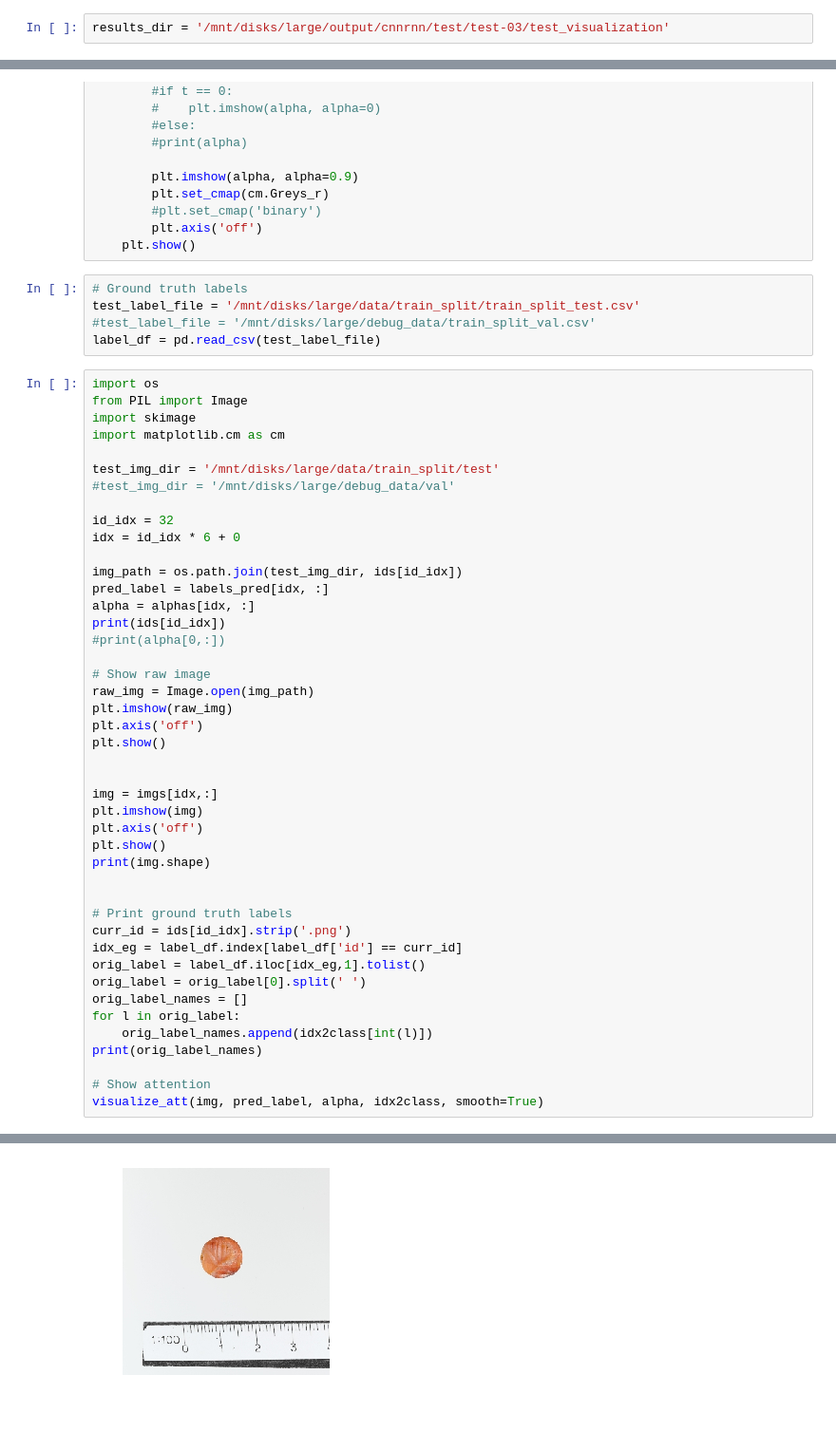
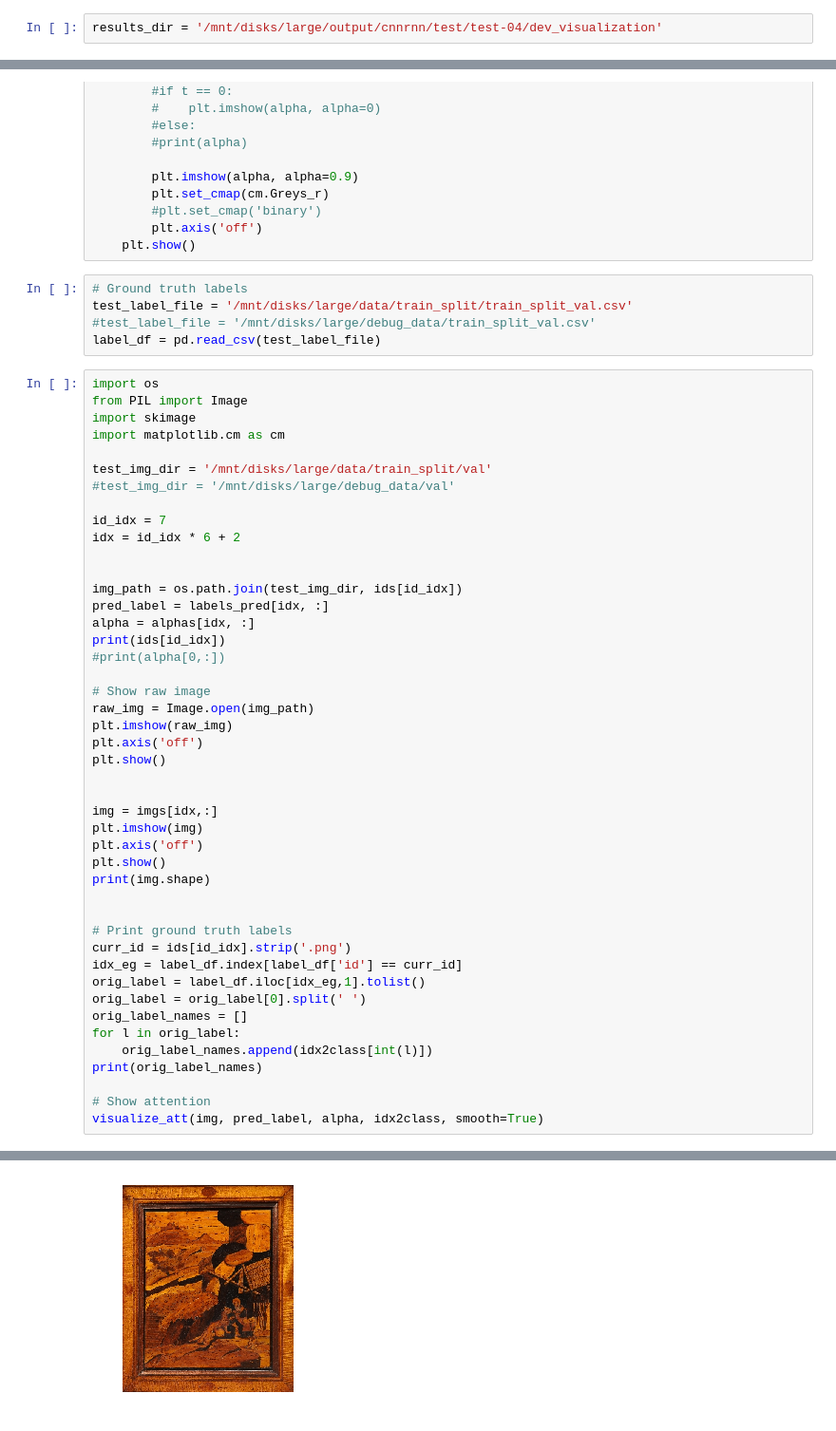
Before and after one commit to tsy935/CS231N_CZT, a Jupyter notebook: analyses/visualize_attention.ipynb, the cells around one changed output, grey strips where cells are left out. Shown at 95% size. Cells and saved outputs as stored; diff of their text form.

Commit message:
Add notebook to visualize prediction results

```diff
--- a/analyses/visualize_attention.ipynb
+++ b/analyses/visualize_attention.ipynb
@@ -16,7 +16,7 @@ print(idx2class)
 # %% [output]
 {0: 'culture::abruzzi', 1: 'culture::achaemenid', 2: 'culture::aegean', 3: 'culture::afghan', 4: 'culture::after british', 5: 'culture::after german', 6: 'culture::after german original', 7: 'culture: ...
 # %%
-results_dir = '/mnt/disks/large/output/cnnrnn/test/test-03/test_visualization'
+results_dir = '/mnt/disks/large/output/cnnrnn/test/test-04/dev_visualization'
 # %%
 with open(results_dir, 'rb') as f:
     results_attn = pickle.load(f)
@@ -105,7 +105,7 @@ def visualize_att(image, pred_labels, alphas, idx2class, smooth=True):
     plt.show()
 # %%
 # Ground truth labels
-test_label_file = '/mnt/disks/large/data/train_split/train_split_test.csv'
+test_label_file = '/mnt/disks/large/data/train_split/train_split_val.csv'
 #test_label_file = '/mnt/disks/large/debug_data/train_split_val.csv'
 label_df = pd.read_csv(test_label_file)
 # %%
@@ -114,11 +114,12 @@ from PIL import Image
 import skimage
 import matplotlib.cm as cm
 
-test_img_dir = '/mnt/disks/large/data/train_split/test'
+test_img_dir = '/mnt/disks/large/data/train_split/val'
 #test_img_dir = '/mnt/disks/large/debug_data/val'
 
-id_idx = 32
-idx = id_idx * 6 + 0
+id_idx = 7
+idx = id_idx * 6 + 2
+
 
 img_path = os.path.join(test_img_dir, ids[id_idx])
 pred_label = labels_pred[idx, :]
@@ -157,2 +158,2 @@ ffac9c669d0b5161.png
-[figure, old version]
+[figure, new version]
 Clipping input data to the valid range for imshow with RGB data ([0..1] for floats or [0..255] for integers).
```
Also changed, not shown: parts of 2 cells of this notebook, 3 other files.
